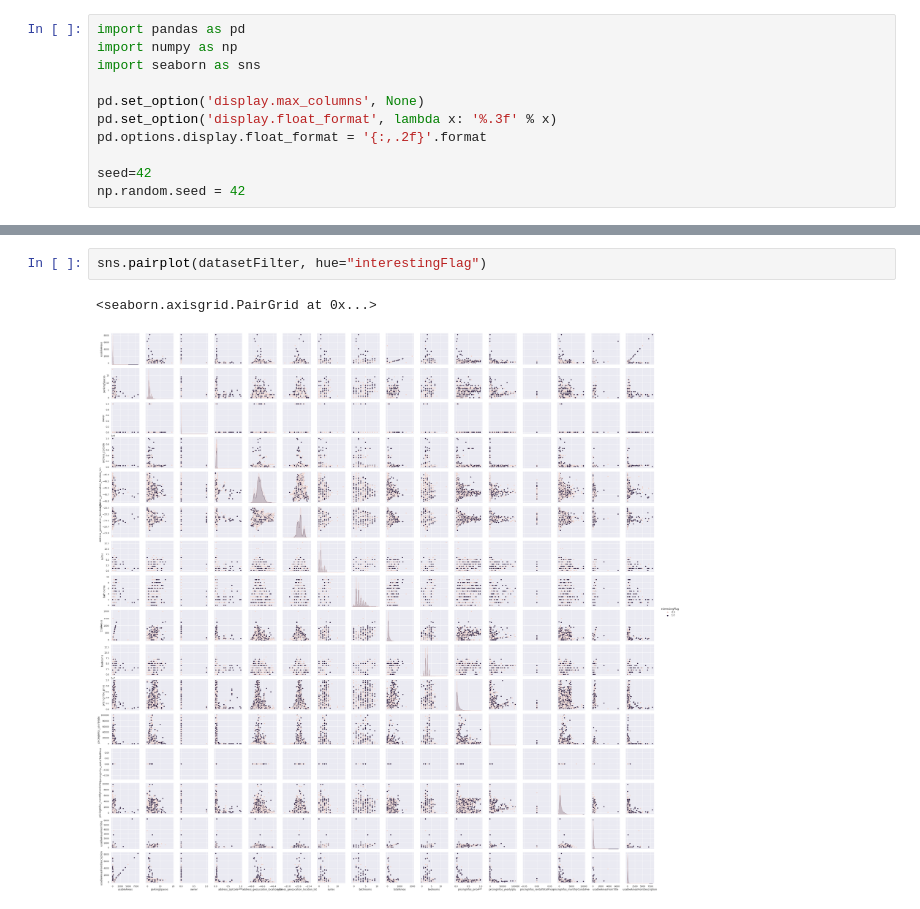
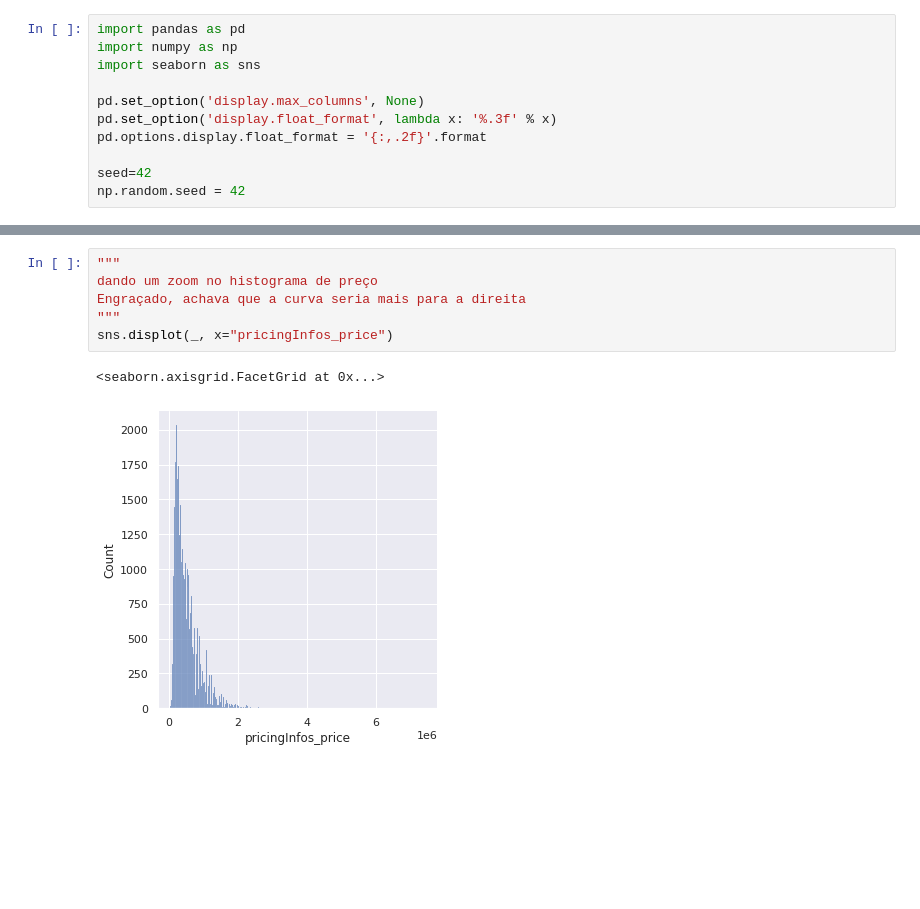
Before and after one commit to WillyHHsu/imoveis, a Jupyter notebook: exploring.ipynb, the cells around one changed output, grey strips where cells are left out. Drawn from its saved outputs; the diff is of its cells as text; blank space fills up the shorter version.

```diff
--- a/exploring.ipynb
+++ b/exploring.ipynb
@@ -48,5 +52,9 @@ dataset[usefullCollumns_list].groupby('interestingFlag').count()[['id']]
-# %%
-sns.pairplot(datasetFilter, hue="interestingFlag")
-# %% [output]
-<seaborn.axisgrid.PairGrid at 0x...>
-[figure, removed]
+# %%
+"""
+dando um zoom no histograma de preço
+Engraçado, achava que a curva seria mais para a direita
+"""
+sns.displot(_, x="pricingInfos_price")
+# %% [output]
+<seaborn.axisgrid.FacetGrid at 0x...>
+[figure, added]
```
Also changed, not shown: parts of 10 cells of this notebook, 3 other files.
